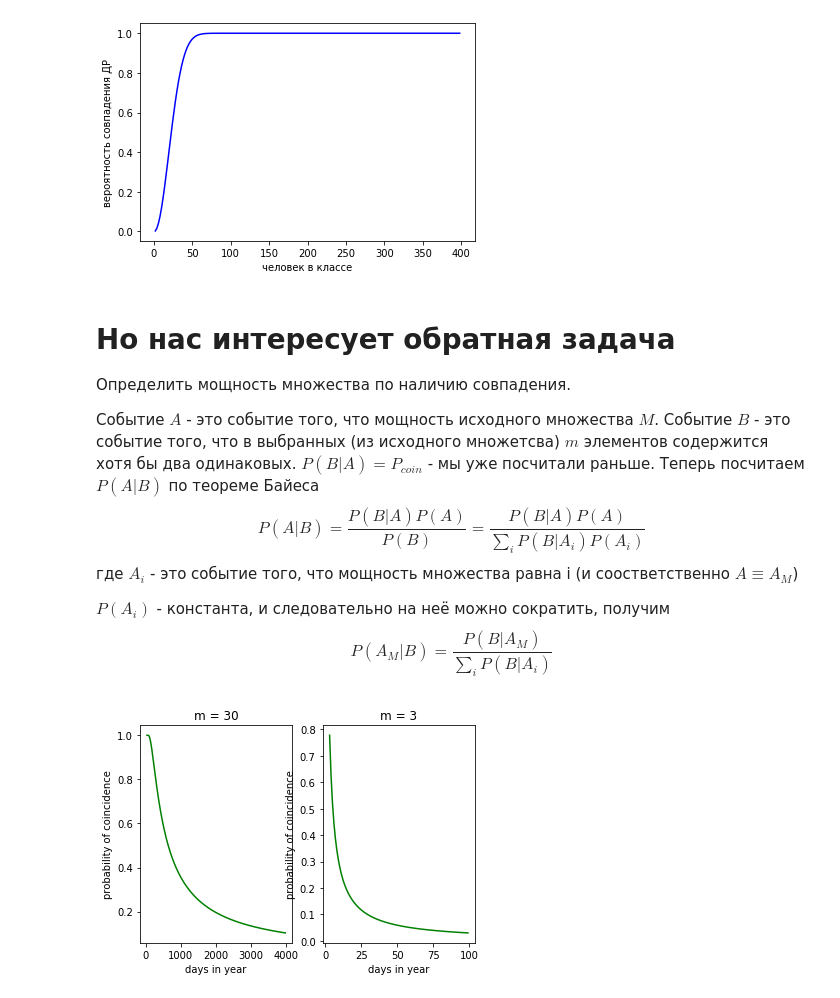
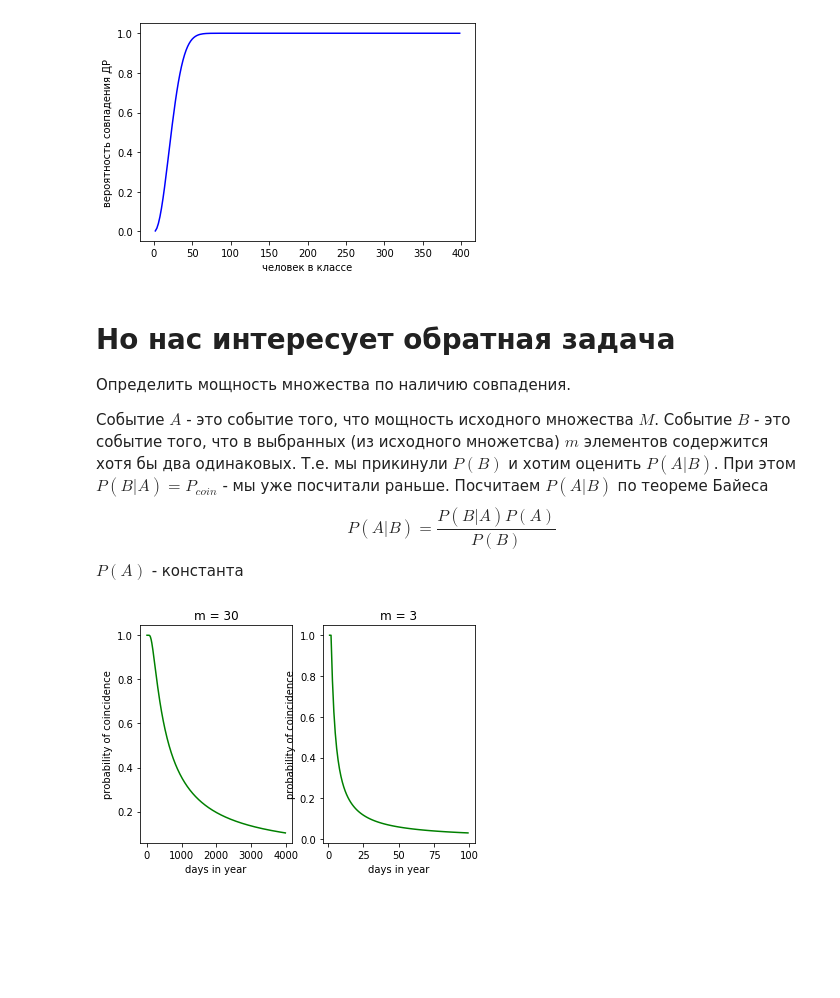
Before and after one commit to rsalmin/drafts, a Jupyter notebook: about-one-task.ipynb, the cells around one changed output. Cells and saved outputs as stored; diff of their text form; code cells hidden in the pictures; blank space fills up the shorter version.

```diff
--- a/about-one-task.ipynb
+++ b/about-one-task.ipynb
@@ -40,34 +40,30 @@ plt.show()
 
 Определить мощность множества по наличию совпадения.
 
-Событие $A$ - это событие того, что мощность исходного множества $M$. Событие $B$ - это событие того, что в выбранных (из исходного множетсва) $m$ элементов содержится хотя бы два одинаковых. $P(B|A) = P_{coin}$ - мы уже посчитали раньше. Теперь посчитаем $P(A|B)$ по теореме Байеса
+Событие $A$ - это событие того, что мощность исходного множества $M$. Событие $B$ - это событие того, что в выбранных (из исходного множетсва) $m$ элементов содержится хотя бы два одинаковых.
+ Т.е. мы прикинули $P(B)$ и хотим оценить $P(A|B)$. При этом  $P(B|A) = P_{coin}$ - мы уже посчитали раньше. Посчитаем $P(A|B)$ по теореме Байеса
 $$
- P(A|B) = \frac{P(B|A)P(A)}{P(B)} = \frac{P(B|A)P(A)}{\sum_i{P(B|A_i)P(A_i)}}
+ P(A|B) = \frac{P(B|A)P(A)}{P(B)}
 $$
- где $A_i$ - это событие того, что мощность множества равна i (и соостветственно $A \equiv A_M$)
-
- $P(A_i)$ - константа, и следовательно на неё можно сократить, получим
- $$
-  P(A_M|B) = \frac{P(B|A_M)}{\sum_iP(B|A_i)}
- $$
+ $P(A)$ - константа
 # %%
-xs1 = np.arange(30,4000,10)
+xs1 = np.arange(1,4000,10)
 ys1 = [pMm(x, 30) for x in xs1]
 
-xs2 = np.arange(3,100,1)
+xs2 = np.arange(1,100,1)
 ys2 = [pMm(x, 3) for x in xs2]
 
 fig, (ax1,ax2) = plt.subplots(1,2)
 
 ax1.plot(xs1, ys1, "g")
 ax1.set_title("m = 30")
 ax1.set_xlabel("days in year")
 ax1.set_ylabel("probability of coincidence")
 
 ax2.plot(xs2, ys2, "g")
 ax2.set_title("m = 3")
 ax2.set_xlabel("days in year")
 ax2.set_ylabel("probability of coincidence")
 plt.show()
 # %% [output]
-[figure, old version]
+[figure, new version]
```
